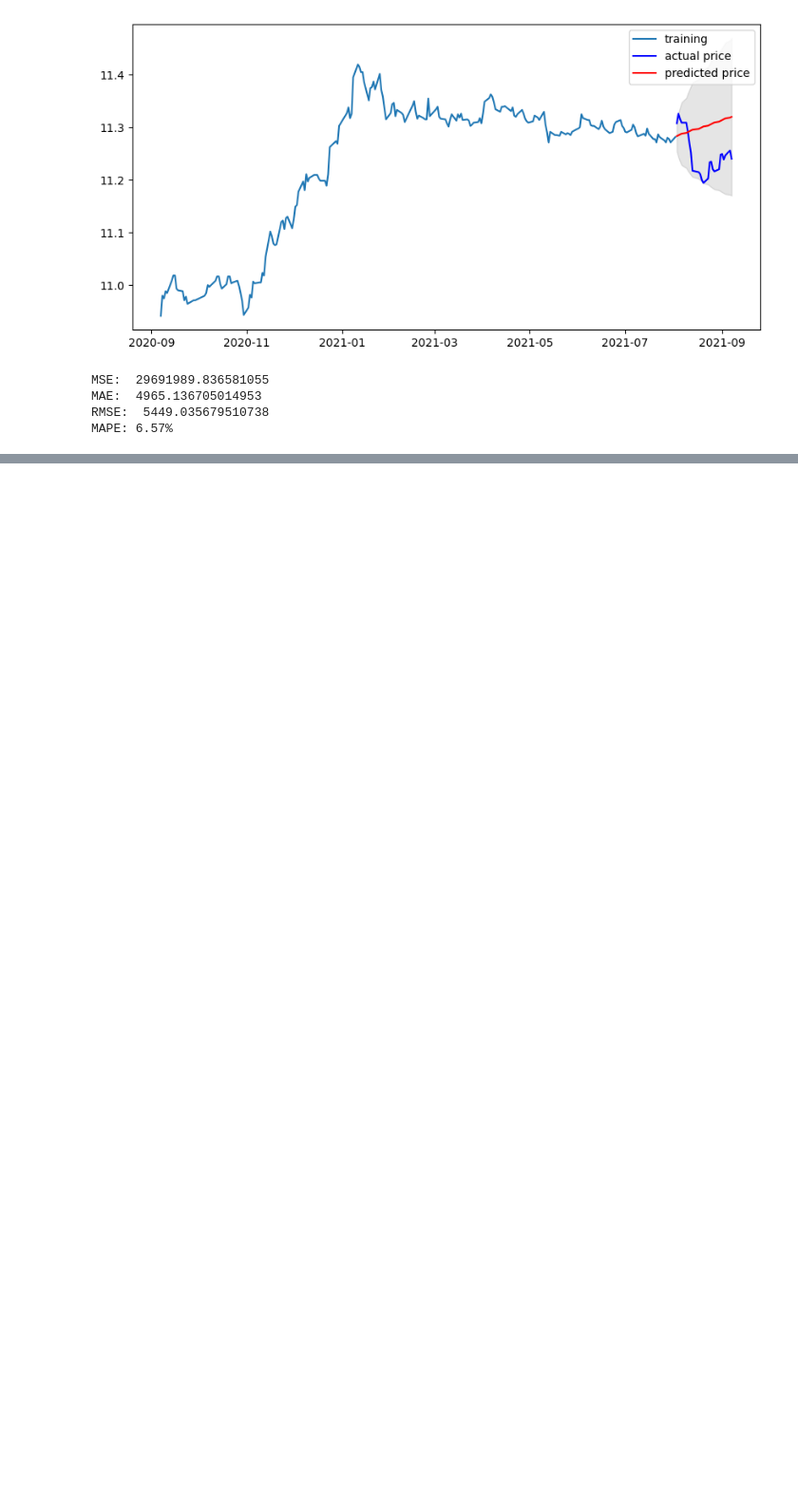
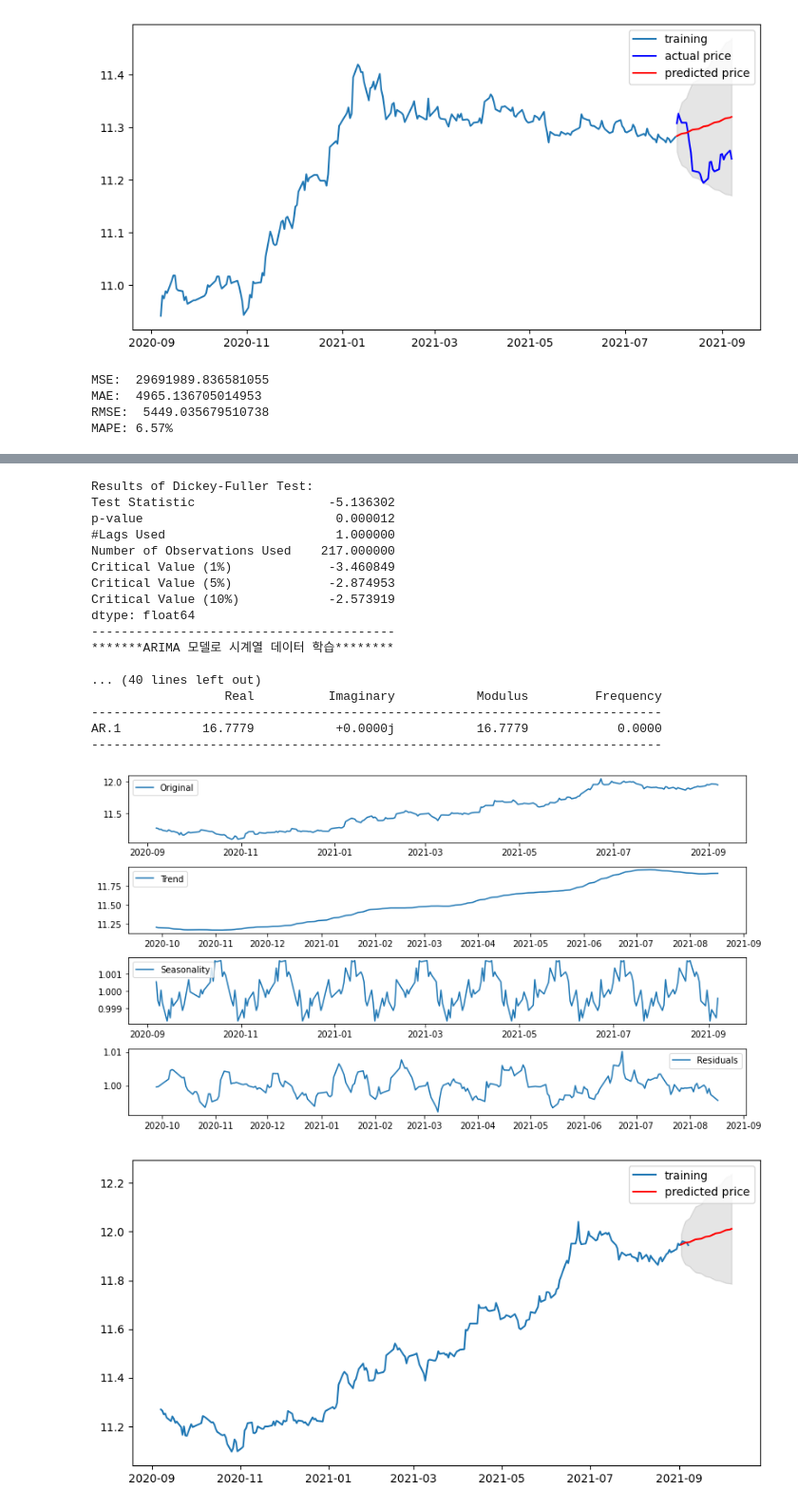
Before and after one commit to minji2744/AIFFEL, a Jupyter notebook: E14/E14.ipynb, the cells around one changed output, grey strips where cells are left out. Shown at 95% size. Drawn from its saved outputs; the diff is of its cells as text; code cells hidden in the pictures; blank space fills up the shorter version.

```diff
--- a/E14/E14.ipynb
+++ b/E14/E14.ipynb
@@ -294,0 +413,26 @@ MAPE: 6.57%
+# %%
+kakao = os.getenv('HOME') + '/aiffel/stock_prediction/kakao.csv'
+apple = os.getenv('HOME') + '/aiffel/stock_prediction/AAPL.csv'
+lg = os.getenv('HOME') + '/aiffel/stock_prediction/lgelectronics.csv'
+# %%
+forecast30days(kakao)
+# %% [output]
+Results of Dickey-Fuller Test:
+Test Statistic                  -5.136302
+p-value                          0.000012
+#Lags Used                       1.000000
+Number of Observations Used    217.000000
+Critical Value (1%)             -3.460849
+Critical Value (5%)             -2.874953
+Critical Value (10%)            -2.573919
+dtype: float64
+-----------------------------------------
+*******ARIMA 모델로 시계열 데이터 학습********
+
+... (40 lines left out)
+                  Real          Imaginary           Modulus         Frequency
+-----------------------------------------------------------------------------
+AR.1           16.7779           +0.0000j           16.7779            0.0000
+-----------------------------------------------------------------------------
+[figure, added]
+[figure, added]
```
Also changed, not shown: parts of 15 cells of this notebook.
